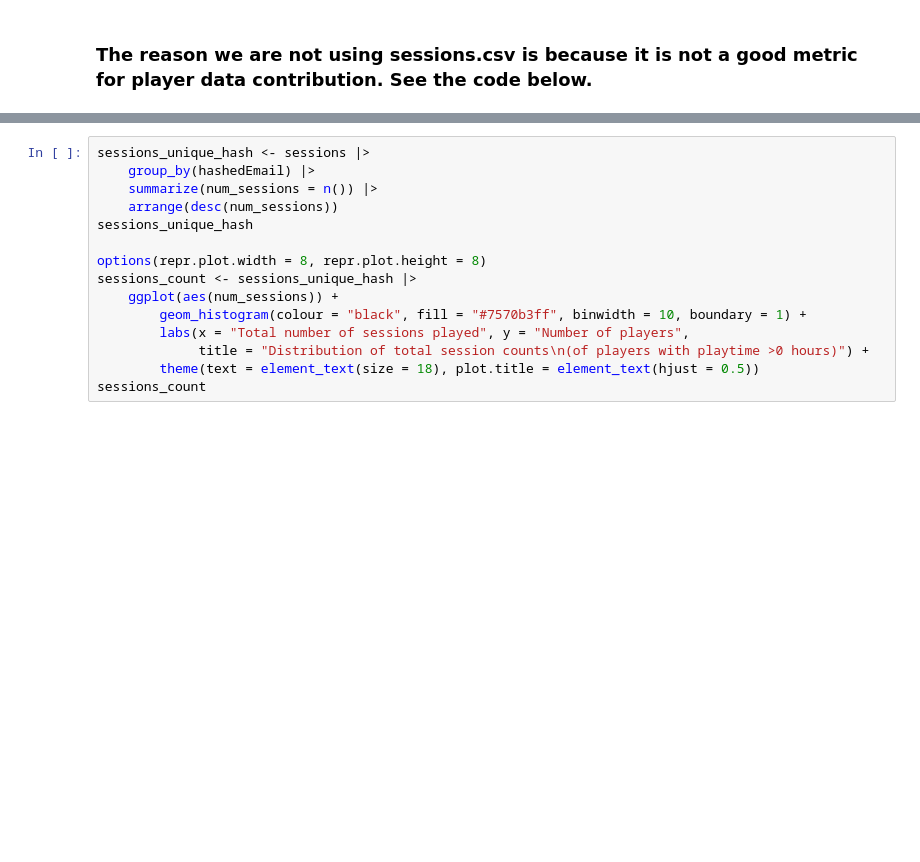
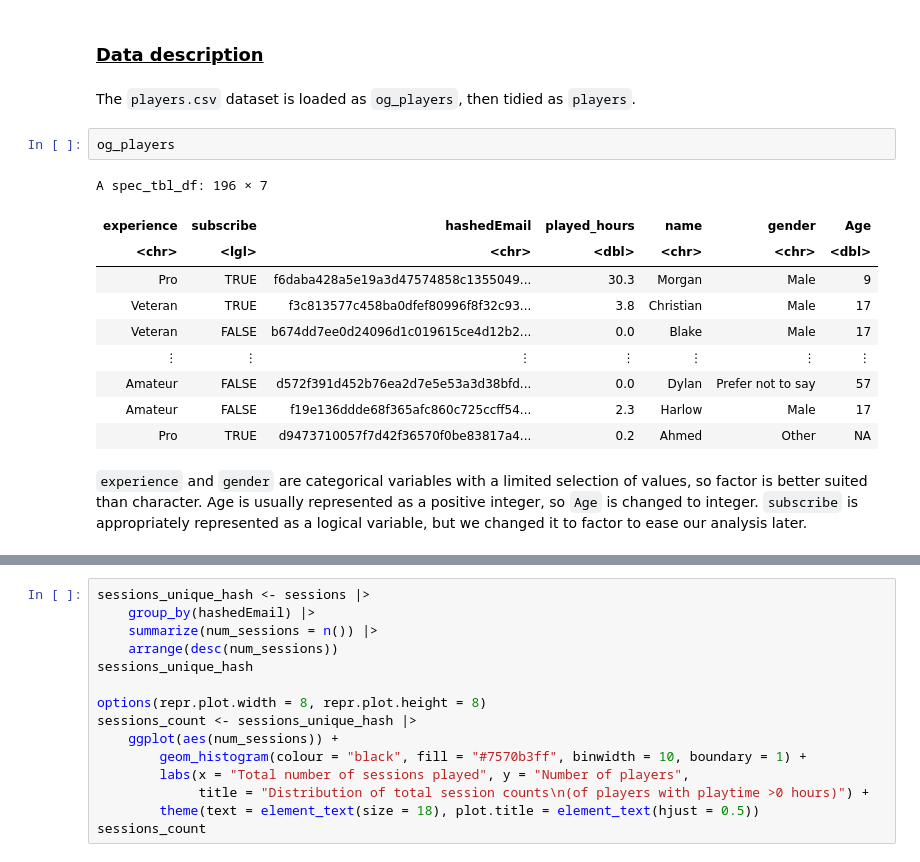
Before and after one commit to angelicaa-p/project_final_report_group, a Jupyter notebook: project_preamble_ac.ipynb, the cells around one changed output, grey strips where cells are left out. Saved outputs shown, nothing was run; the diff lists cells and outputs as text; blank space fills up the shorter version.

```diff
--- a/project_preamble_ac.ipynb
+++ b/project_preamble_ac.ipynb
@@ -91,2 +89,19 @@ A tibble: 194 × 7
-# %% [markdown]
-### The reason we are not using sessions.csv is because it is not a good metric for player data contribution. See the code below.
+# %% [markdown]
+### <u>Data description</u>
+# %% [markdown]
+The `players.csv` dataset is loaded as `og_players`, then tidied as `players`.
+# %%
+og_players
+# %% [output]
+A spec_tbl_df: 196 × 7
+| experience | subscribe | hashedEmail | played_hours | name | gender | Age |
+| <chr> | <lgl> | <chr> | <dbl> | <chr> | <chr> | <dbl> |
+| Pro | TRUE | f6daba428a5e19a3d47574858c1355049... | 30.3 | Morgan | Male | 9 |
+| Veteran | TRUE | f3c813577c458ba0dfef80996f8f32c93... | 3.8 | Christian | Male | 17 |
+| Veteran | FALSE | b674dd7ee0d24096d1c019615ce4d12b2... | 0.0 | Blake | Male | 17 |
+| ⋮ | ⋮ | ⋮ | ⋮ | ⋮ | ⋮ | ⋮ |
+| Amateur | FALSE | d572f391d452b76ea2d7e5e53a3d38bfd... | 0.0 | Dylan | Prefer not to say | 57 |
+| Amateur | FALSE | f19e136ddde68f365afc860c725ccff54... | 2.3 | Harlow | Male | 17 |
+| Pro | TRUE | d9473710057f7d42f36570f0be83817a4... | 0.2 | Ahmed | Other | NA |
+# %% [markdown]
+`experience` and `gender` are categorical variables with a limited selection of values, so factor is better suited than character. Age is usually represented as a positive integer, so `Age` is changed to integer. `subscribe` is appropriately represented as a logical variable, but we changed it to factor to ease our analysis later.
```
Also changed, not shown: parts of 46 cells of this notebook.
